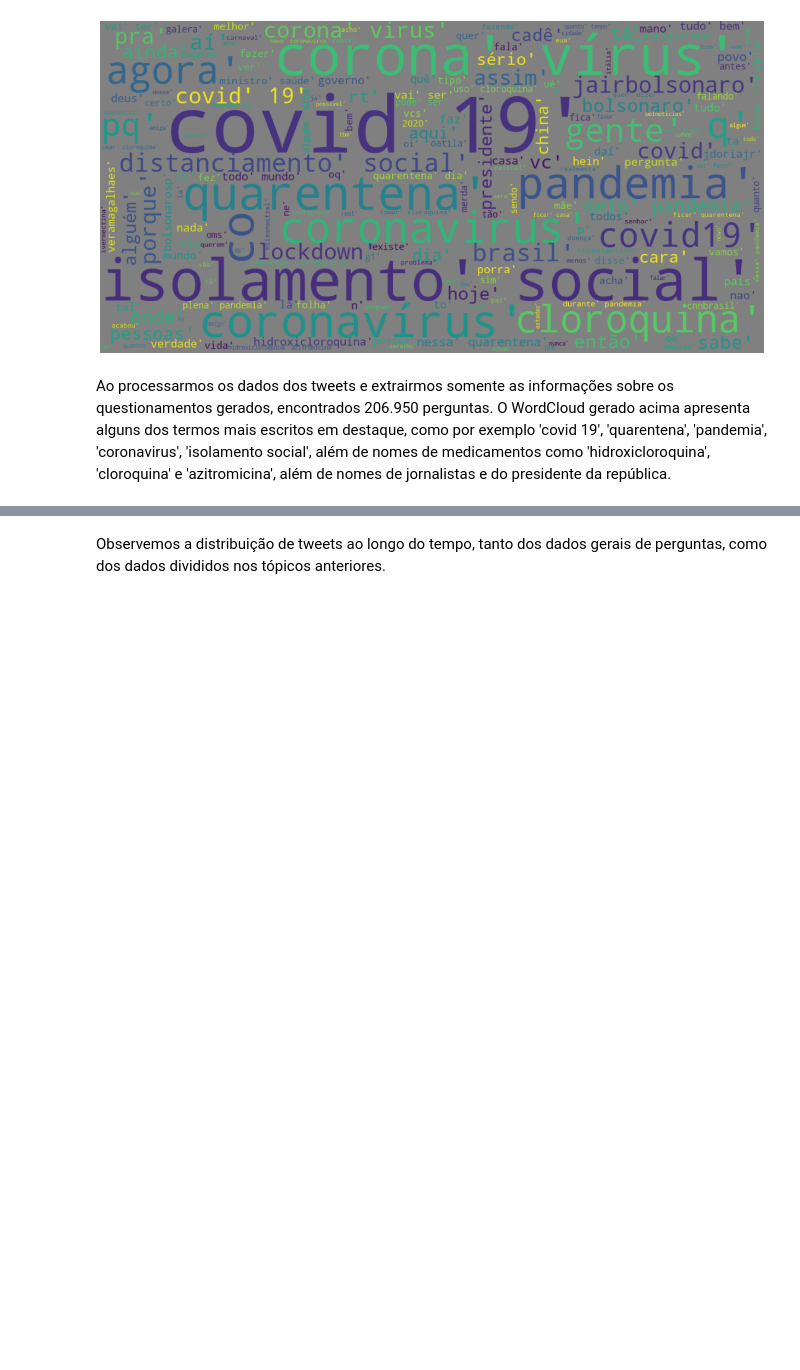
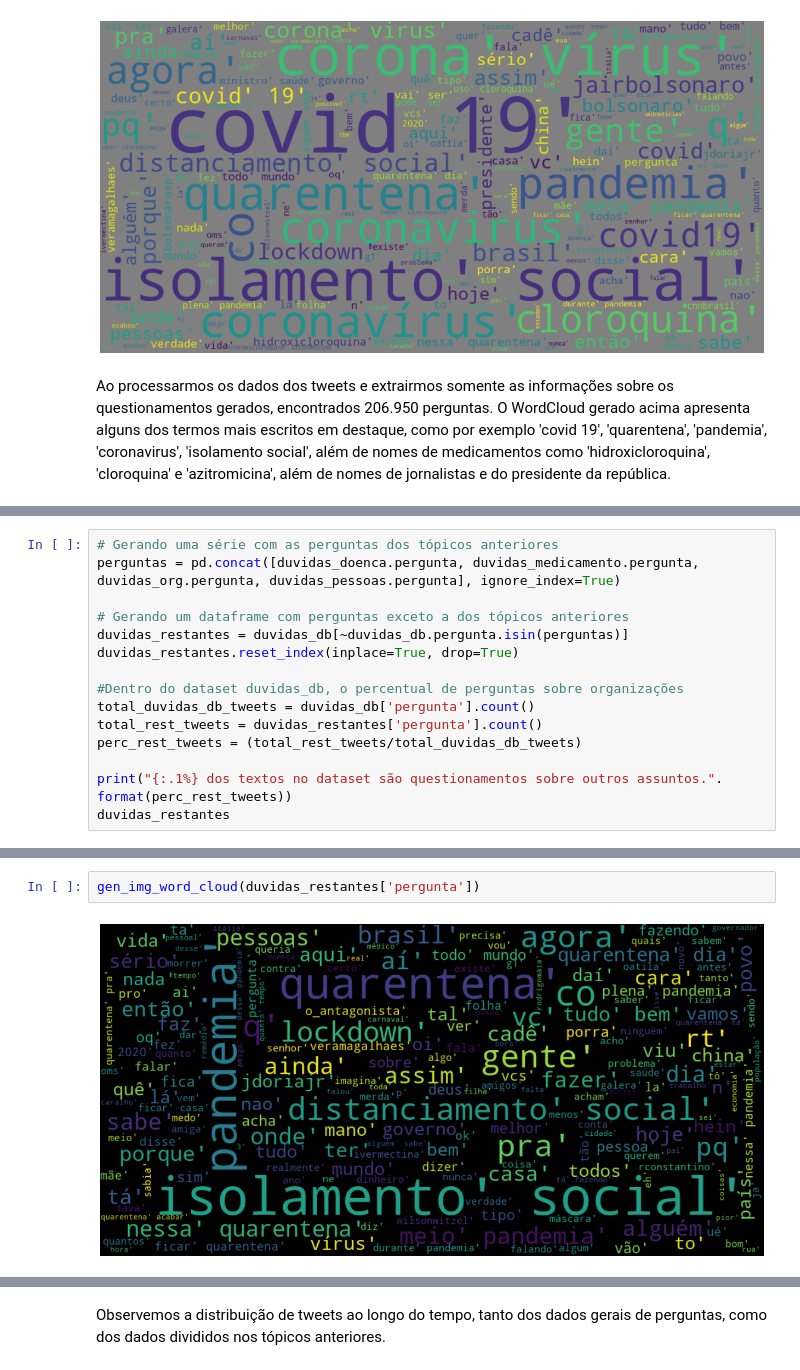
Before and after one commit to patricktapajos/ex-python-ds, a Jupyter notebook: work_covid19_tweets.ipynb, the cells around one changed output, grey strips where cells are left out. Cells and saved outputs as stored; diff of their text form; blank space fills up the shorter version.

```diff
--- a/work_covid19_tweets.ipynb
+++ b/work_covid19_tweets.ipynb
@@ -346,0 +434,15 @@ duvidas_pessoas
+# %%
+# Gerando uma série com as perguntas dos tópicos anteriores
+perguntas = pd.concat([duvidas_doenca.pergunta, duvidas_medicamento.pergunta, duvidas_org.pergunta, duvidas_pessoas.pergunta], ignore_index=True)
+
+# Gerando um dataframe com perguntas exceto a dos tópicos anteriores
+duvidas_restantes = duvidas_db[~duvidas_db.pergunta.isin(perguntas)]
+duvidas_restantes.reset_index(inplace=True, drop=True)
+
+#Dentro do dataset duvidas_db, o percentual de perguntas sobre organizações
+total_duvidas_db_tweets = duvidas_db['pergunta'].count()
+total_rest_tweets = duvidas_restantes['pergunta'].count()
+perc_rest_tweets = (total_rest_tweets/total_duvidas_db_tweets)
+
+print("{:.1%} dos textos no dataset são questionamentos sobre outros assuntos.". format(perc_rest_tweets))
+duvidas_restantes
@@ -346,0 +464,4 @@ duvidas_pessoas
+# %%
+gen_img_word_cloud(duvidas_restantes['pergunta'])
+# %% [output]
+[figure, added]
```
Also changed, not shown: parts of 74 cells of this notebook.
